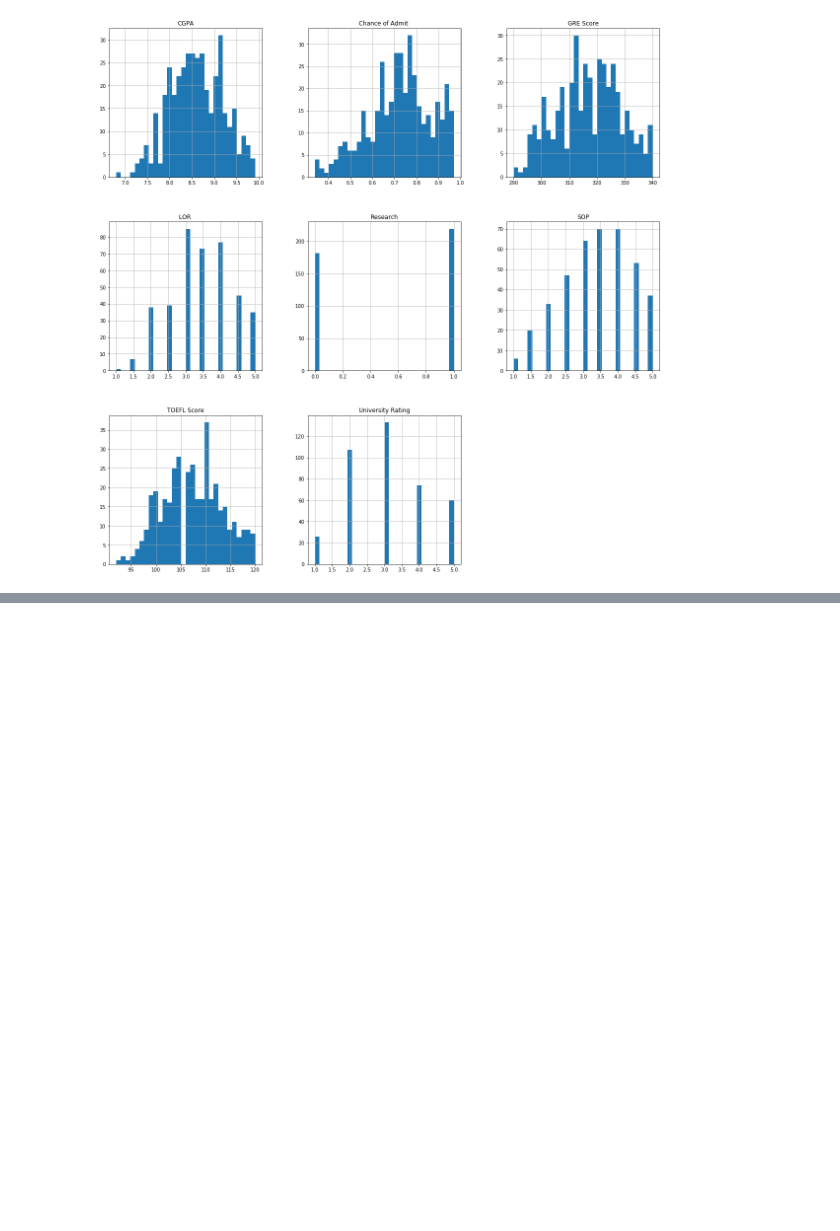
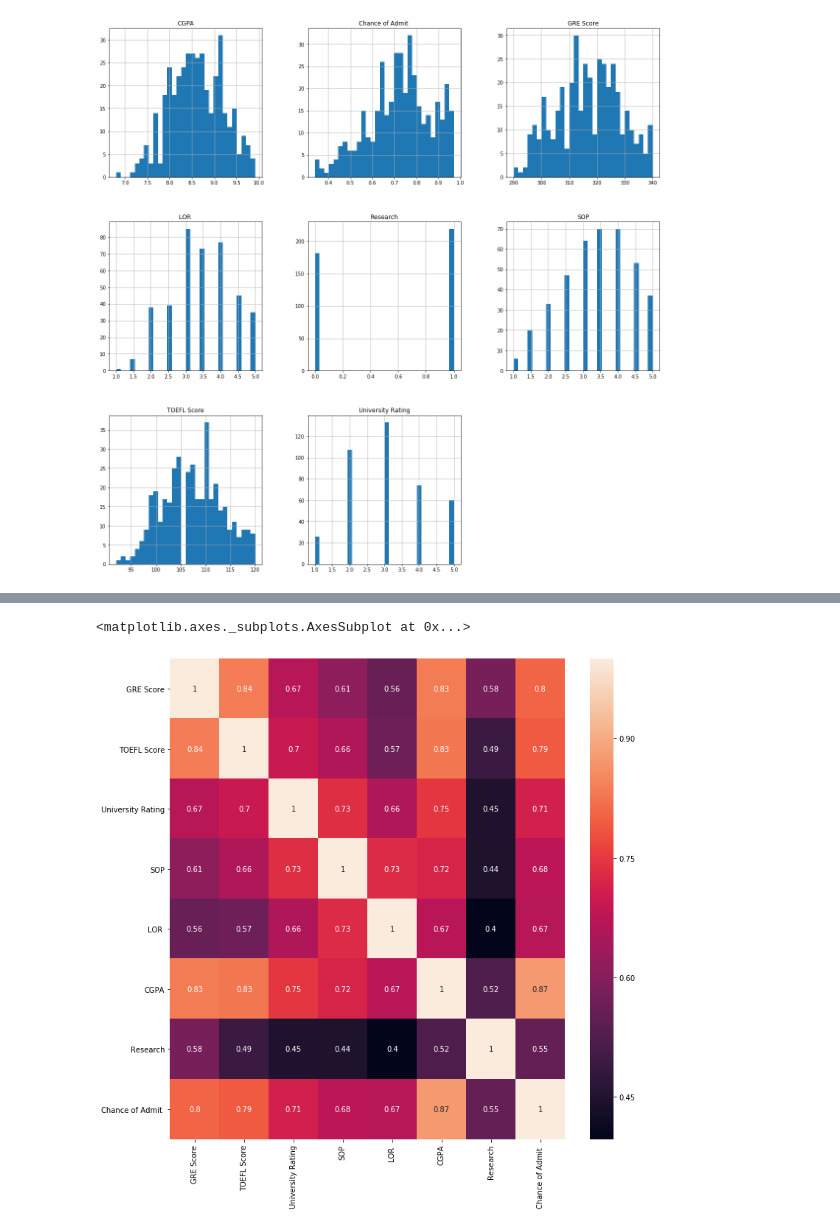
Before and after one commit to SandeepTukkunor/Machine_Lerarning_projects, a Jupyter notebook: University Admission Prediction/Admission Prediction .ipynb, the cells around one changed output, grey strips where cells are left out. Saved outputs shown, nothing was run; the diff lists cells and outputs as text; code cells hidden in the pictures; blank space fills up the shorter version.

```diff
--- a/University Admission Prediction/Admission Prediction .ipynb
+++ b/University Admission Prediction/Admission Prediction .ipynb
@@ -92,0 +98,8 @@ array([[<matplotlib.axes._subplots.AxesSubplot object at 0x...>,
+# %%
+#corealtion matrix
+corr_matrix = admission_df.corr()
+plt.figure(figsize=(12,12))
+sns.heatmap(corr_matrix,annot=True)
+# %% [output]
+<matplotlib.axes._subplots.AxesSubplot at 0x...>
+[figure, added]
```
Also changed, not shown: parts of 12 cells of this notebook.
